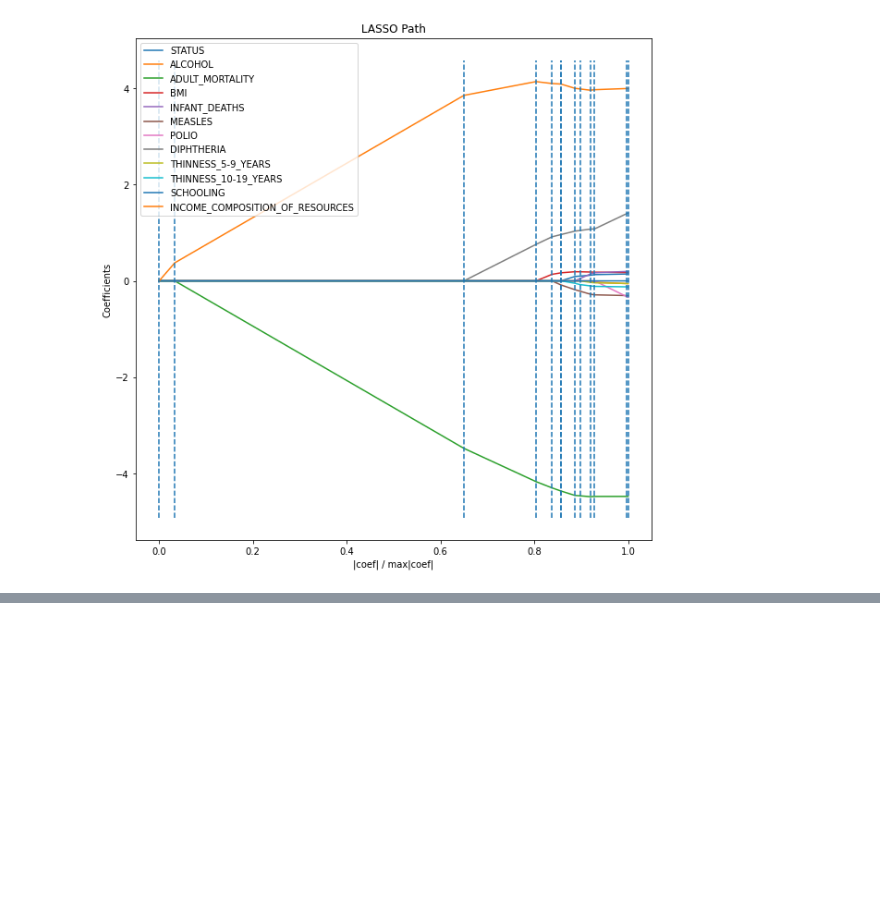
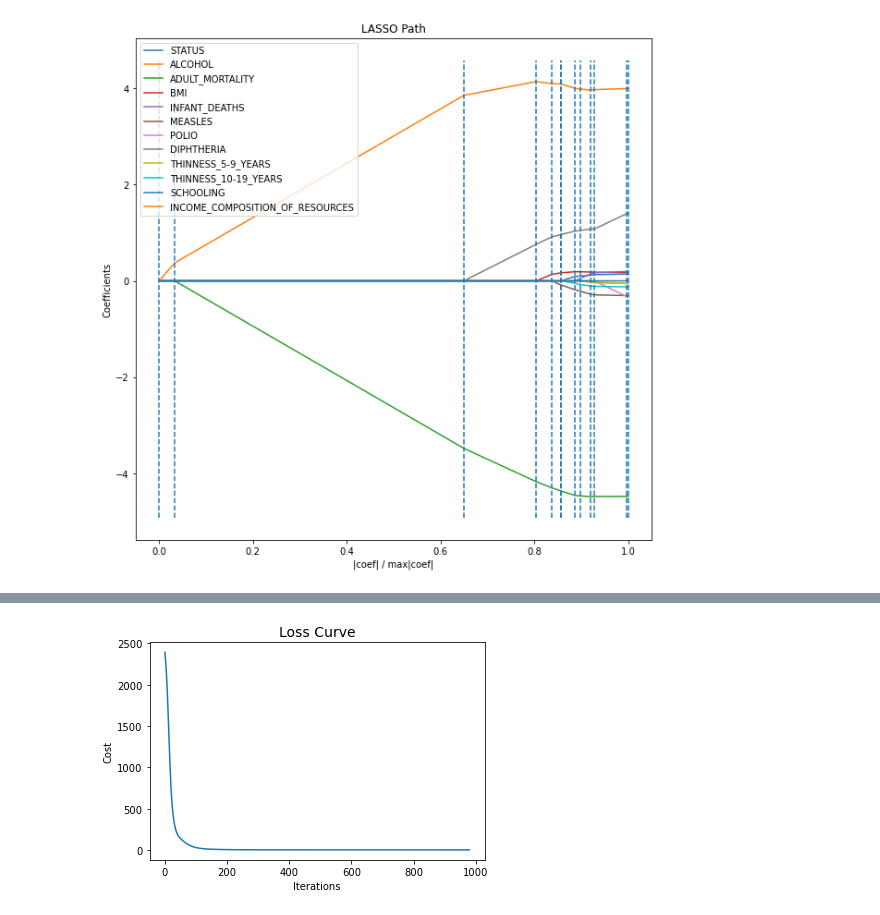
Before and after one commit to HoManCode/Group2-SIT307, a Jupyter notebook: Task 3/A3 Machine Learning.ipynb, the cells around one changed output, grey strips where cells are left out. Cells and saved outputs as stored; diff of their text form; code cells hidden in the pictures; blank space fills up the shorter version.

```diff
--- a/Task 3/A3 Machine Learning.ipynb
+++ b/Task 3/A3 Machine Learning.ipynb
@@ -161,0 +236,9 @@ plt.show()
+# %%
+# plot the loss curve of the ML algorithm
+plt.plot(mlp.loss_curve_)
+plt.title("Loss Curve", fontsize=14)
+plt.xlabel('Iterations')
+plt.ylabel('Cost')
+plt.show()
+# %% [output]
+[figure, added]
```
Also changed, not shown: parts of 12 cells of this notebook.
